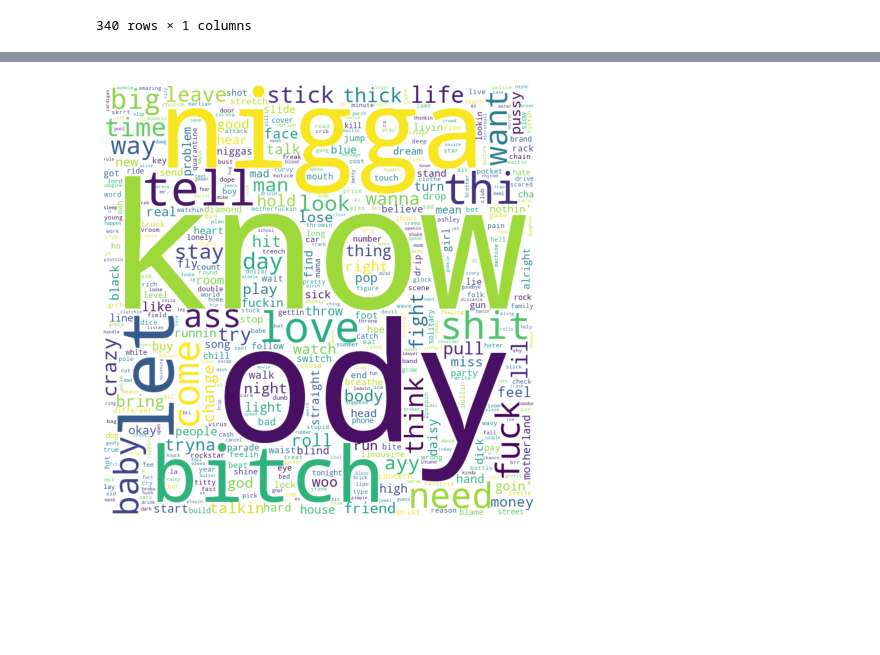
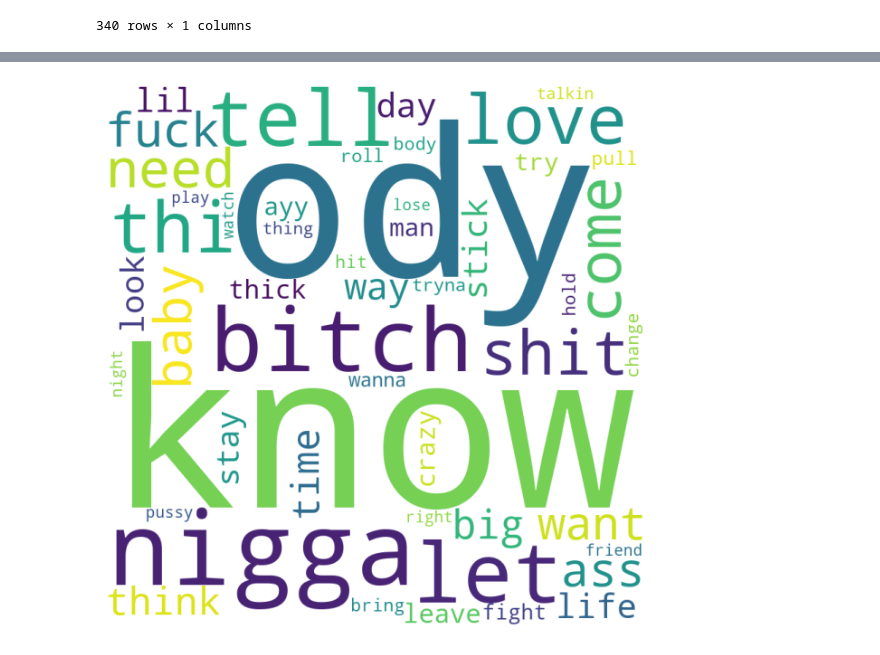
Before and after one commit to FelixSiegfriedRiedel/chart-lyrics-analysis, a Jupyter notebook: src/notebooks/keywords.ipynb, the cells around one changed output, grey strips where cells are left out. Drawn from its saved outputs; the diff is of its cells as text; code cells hidden in the pictures; blank space fills up the shorter version.

```diff
--- a/src/notebooks/keywords.ipynb
+++ b/src/notebooks/keywords.ipynb
@@ -310,16 +293,17 @@ for keywords in covid_lyrics['keywords']:
 covid_keywords = dict(sorted(covid_keywords.items(), key=lambda item: item[1], reverse=True))
 # %%
 from wordcloud import WordCloud
-wordcloud = WordCloud(width = 800, height = 800,
-                background_color ='white', relative_scaling=0.80,
-                max_words=500).fit_words(covid_keywords)
+
+wordcloud = WordCloud(width=800, height=800,
+                      background_color='white', relative_scaling=0.80,
+                      max_words=50).fit_words(covid_keywords)
 
 # plot the WordCloud image
-plt.figure(figsize = (6, 6), facecolor = None)
+plt.figure(figsize=(6, 6), facecolor=None)
 plt.imshow(wordcloud)
 plt.axis("off")
-plt.tight_layout(pad = 0)
-# wordcloud.to_file('../../data/output/top_words_2019.jpg')
+plt.tight_layout(pad=0)
+wordcloud.to_file('../../data/output/figures/top_words_2019.eps')
 plt.show()
 # %% [output]
-[figure, old version]
+[figure, new version]
```
Also changed, not shown: parts of 13 cells of this notebook.
